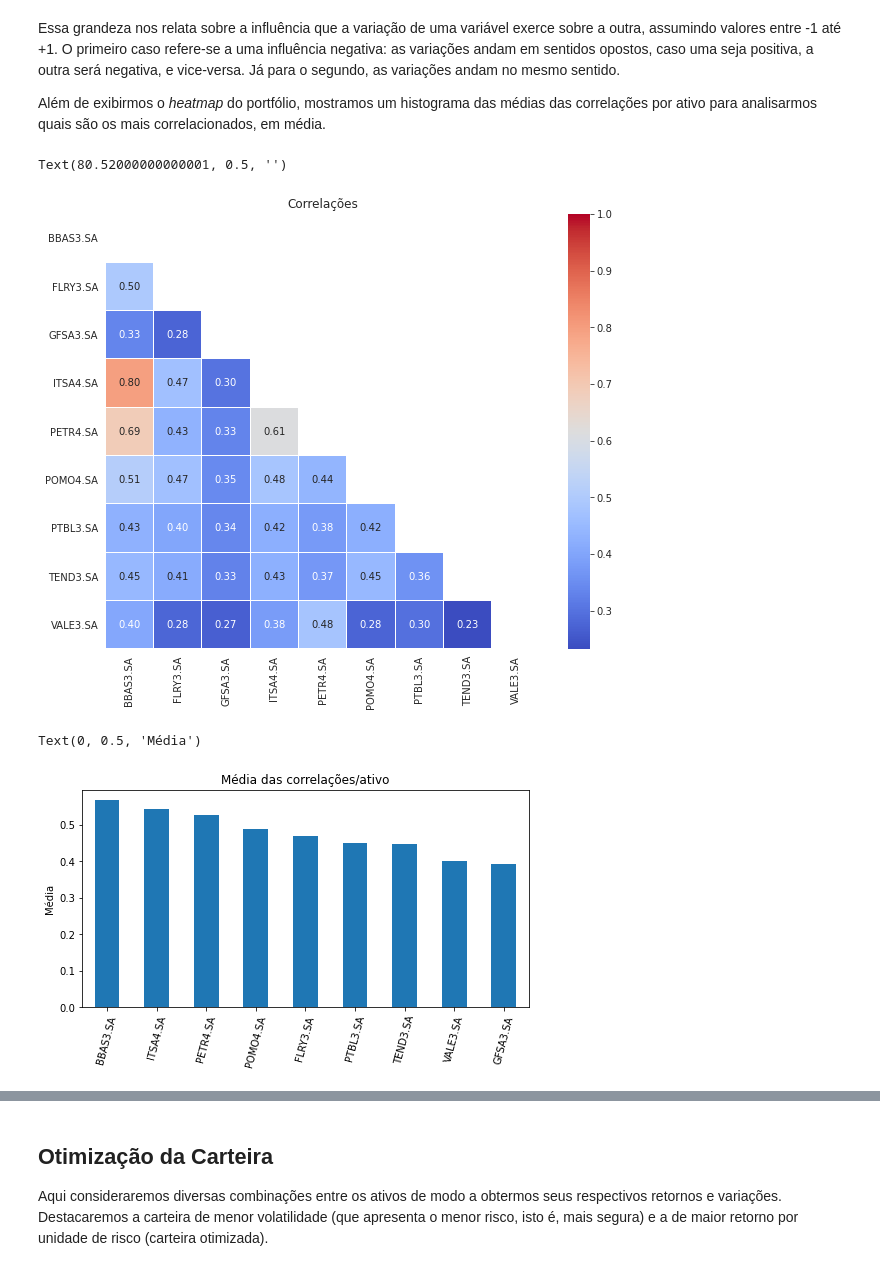
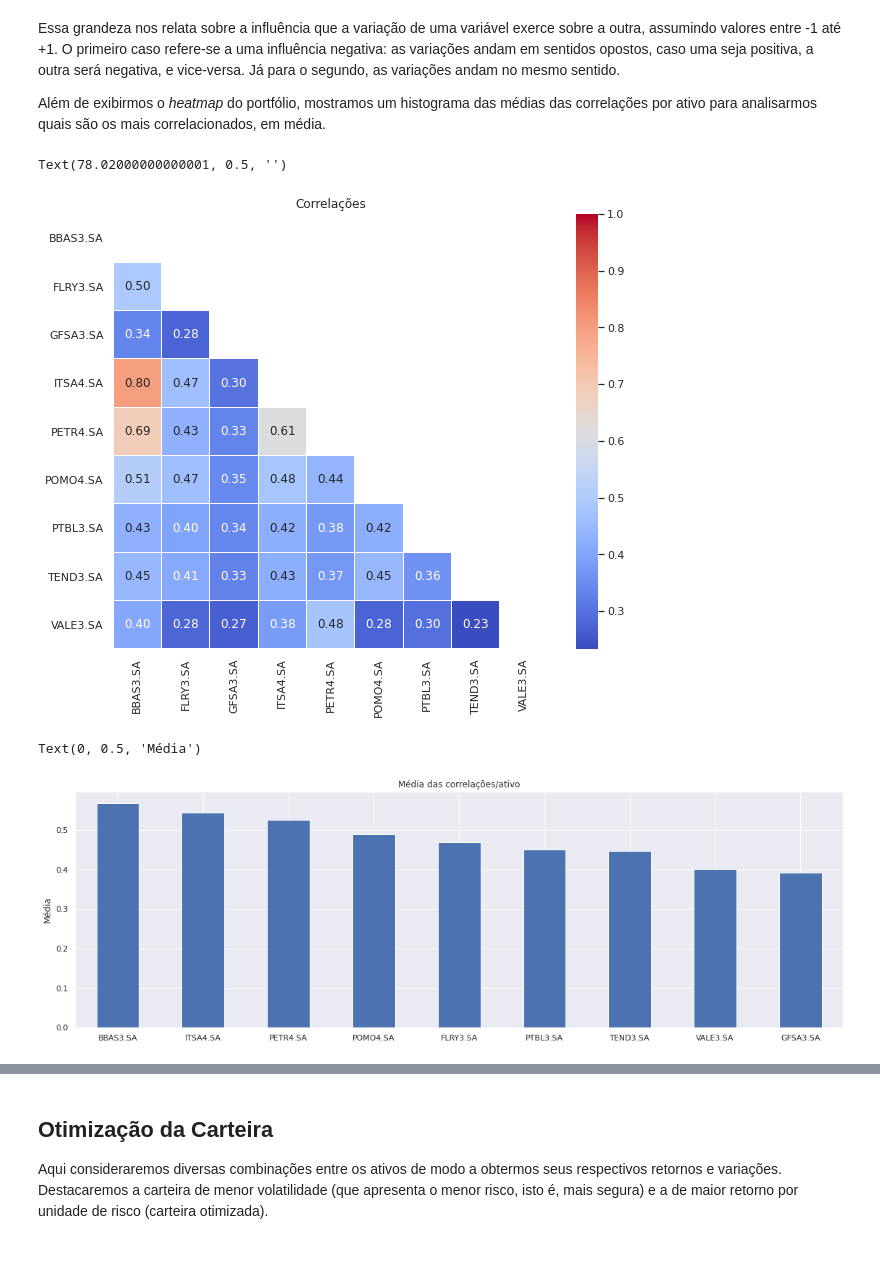
Before and after one commit to savimf/main_portfolio, a Jupyter notebook: Carteira_Otimizacao.ipynb, the cells around one changed output, grey strips where cells are left out. Drawn from its saved outputs; the diff is of its cells as text; code cells hidden in the pictures.

```diff
--- a/Carteira_Otimizacao.ipynb
+++ b/Carteira_Otimizacao.ipynb
@@ -94,9 +94,10 @@ dias_negoc = 250
 d_returns = dados.pct_change()
 a_returns = d_returns.mean() * dias_negoc
 
-a_returns.sort_values(ascending = False).plot(kind = 'bar', figsize = (10, 6))
+sns.set_theme()
+a_returns.sort_values(ascending = False).plot(kind = 'bar', figsize = (19, 6))
 plt.xlabel(None)
-plt.xticks(rotation = 75)
+plt.xticks(rotation = 0)
 plt.ylabel('Retorno Anual')
 # %% [output]
 Text(0, 0.5, 'Retorno Anual')
@@ -129,20 +130,20 @@ plt.title('Correlações')
 plt.xlabel(None)
 plt.ylabel(None)
 # %% [output]
-Text(80.52000000000001, 0.5, '')
+Text(78.02000000000001, 0.5, '')
-[figure, old version]
+[figure, new version]
 # %%
 medias = [(col, correlations[col].mean()) for col in correlations]
 
 medias = pd.Series(data = {media[0]: media[1] for media in medias})
 medias.sort_values(ascending = False).plot(kind = 'bar',
                                            title = 'Média das correlações/ativo',
-                                           figsize = (8, 4))
-plt.xticks(rotation = 75)
+                                           figsize = (19, 6))
+plt.xticks(rotation = 0)
 plt.ylabel('Média')
 # %% [output]
 Text(0, 0.5, 'Média')
-[figure, old version]
+[figure, new version]
 # %% [markdown]
 É possível observar que:
 1. **BBAS3**, **ITSA4** e **PETR4** estão altamente correlacionados entre si e são os que apresentam maior correlação entre toda a carteira;
```
Also changed, not shown: parts of 5 cells of this notebook.
